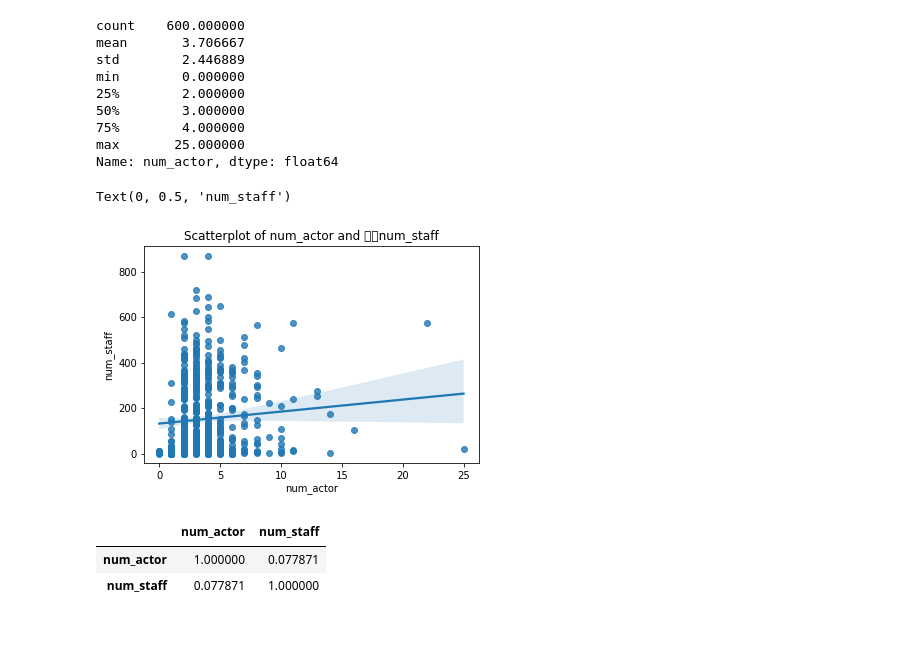
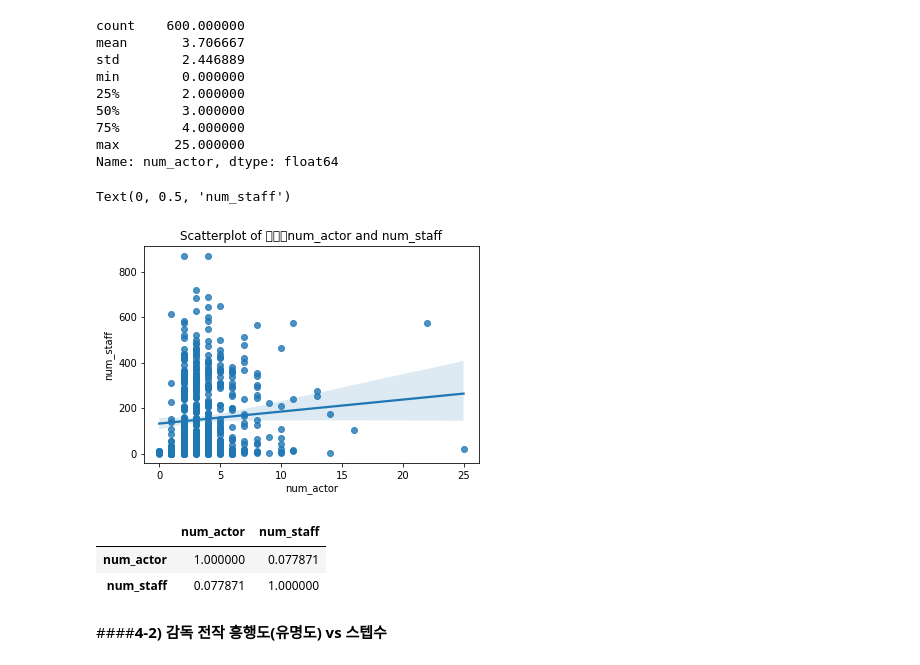
Before and after one commit to hyunseo318/ESAA_22-2, a Jupyter notebook: mini_project.ipynb, the cells around one changed output. Cells and saved outputs as stored; diff of their text form; code cells hidden in the pictures; blank space fills up the shorter version.

```diff
--- a/mini_project.ipynb
+++ b/mini_project.ipynb
@@ -179,10 +184,10 @@ Name: num_actor, dtype: float64
 # %%
 ax=plt.subplots()
 ax=sns.regplot(x='num_actor',y='num_staff',data=train)
-ax.set_title('Scatterplot of num_actor and num_staff')
+ax.set_title('Scatterplot of ㄴㄴㄴnum_actor and num_staff')
 ax.set_xlabel('num_actor')
 ax.set_ylabel('num_staff')
 # %% [output]
 Text(0, 0.5, 'num_staff')
-[figure, old version]
+[figure, new version]
 # %%
@@ -191,4 +197,6 @@ train[['num_actor','num_staff']].corr()
 |  | num_actor | num_staff |
 | num_actor | 1.000000 | 0.077871 |
 | num_staff | 0.077871 | 1.000000 |
+# %% [markdown]
+####**4-2) 감독 전작 흥행도(유명도) vs 스텝수**
 # %%
```
Also changed, not shown: parts of 11 cells of this notebook.
